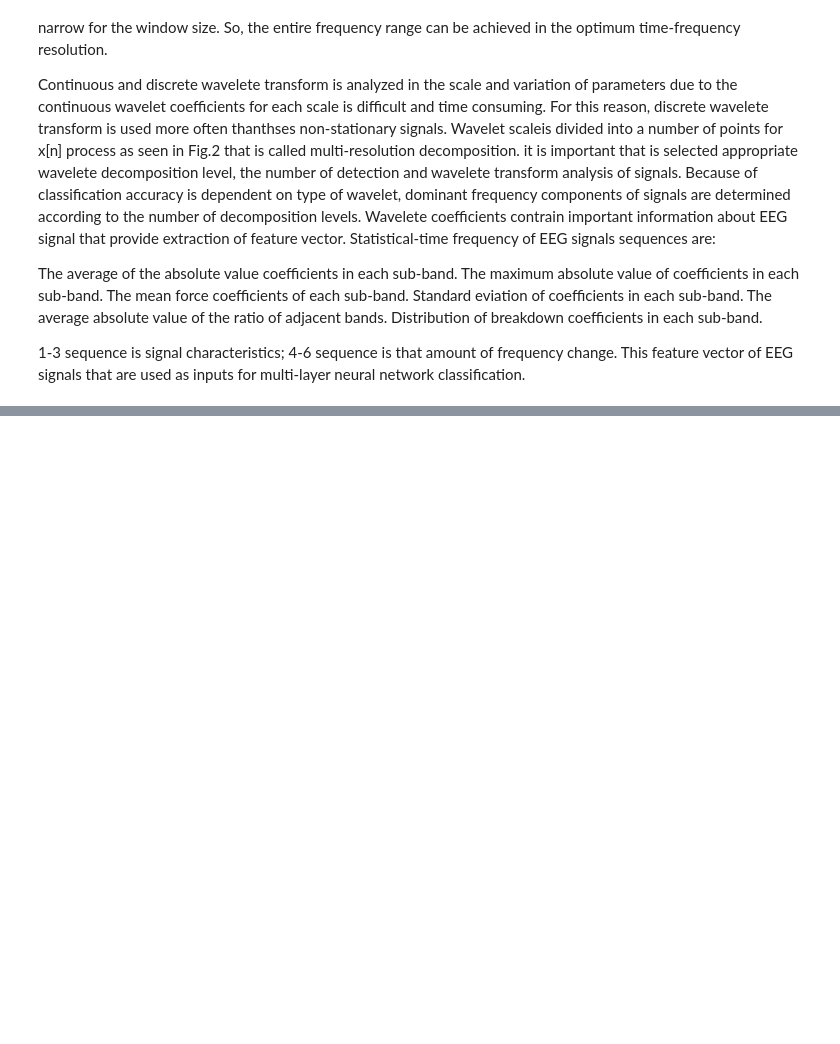
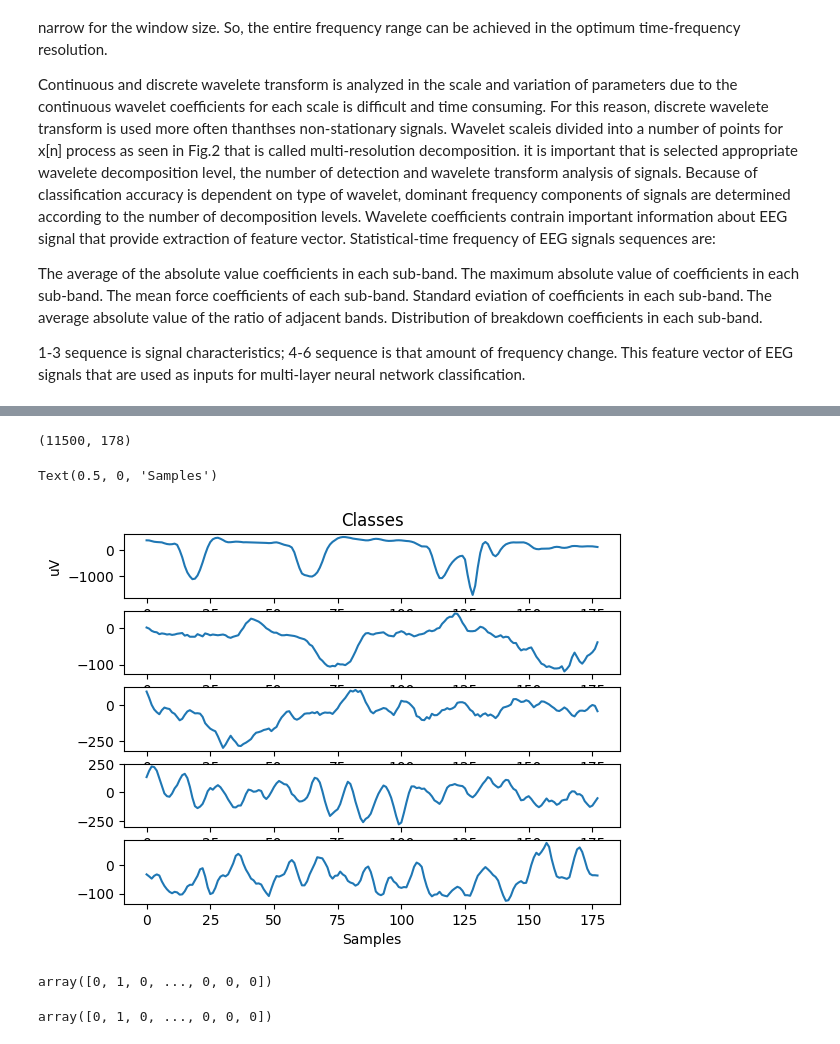
Before and after one commit to mamuncseru/analysis_on_epileptic_seizure_bonn_dataset, a Jupyter notebook: Machine_Learning_Algorithms_for_Epileptic_Seizures_on_Bonn_dataset.ipynb, the cells around one changed output, grey strips where cells are left out. Cells and saved outputs as stored; diff of their text form; code cells hidden in the pictures; blank space fills up the shorter version.

```diff
--- a/Machine_Learning_Algorithms_for_Epileptic_Seizures_on_Bonn_dataset.ipynb
+++ b/Machine_Learning_Algorithms_for_Epileptic_Seizures_on_Bonn_dataset.ipynb
@@ -36,0 +140,32 @@ The average of the absolute value coefficients in each sub-band. The maximum abs
+# %%
+X = ESR.iloc[:, 1:179].values
+X.shape
+# %% [output]
+(11500, 178)
+# %%
+plt.subplot(511)
+plt.plot(X[1, :])
+plt.title("Classes")
+plt.ylabel("uV")
+plt.subplot(512)
+plt.plot(X[7, :])
+plt.subplot(513)
+plt.plot(X[12, :])
+plt.subplot(514)
+plt.plot(X[0, :])
+plt.subplot(515)
+plt.plot(X[2, :])
+plt.xlabel('Samples')
+# %% [output]
+Text(0.5, 0, 'Samples')
+[figure, added]
+# %%
+y = ESR.iloc[:, 179].values
+y
+# %% [output]
+array([0, 1, 0, ..., 0, 0, 0])
+# %%
+y[y > 1] = 0
+y
+# %% [output]
+array([0, 1, 0, ..., 0, 0, 0])
```
Also changed, not shown: parts of 13 cells of this notebook.
